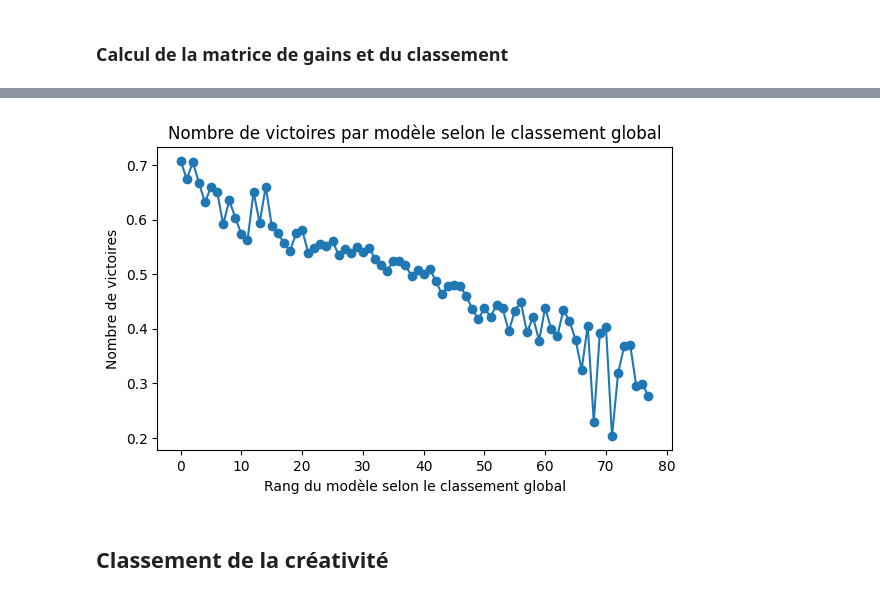
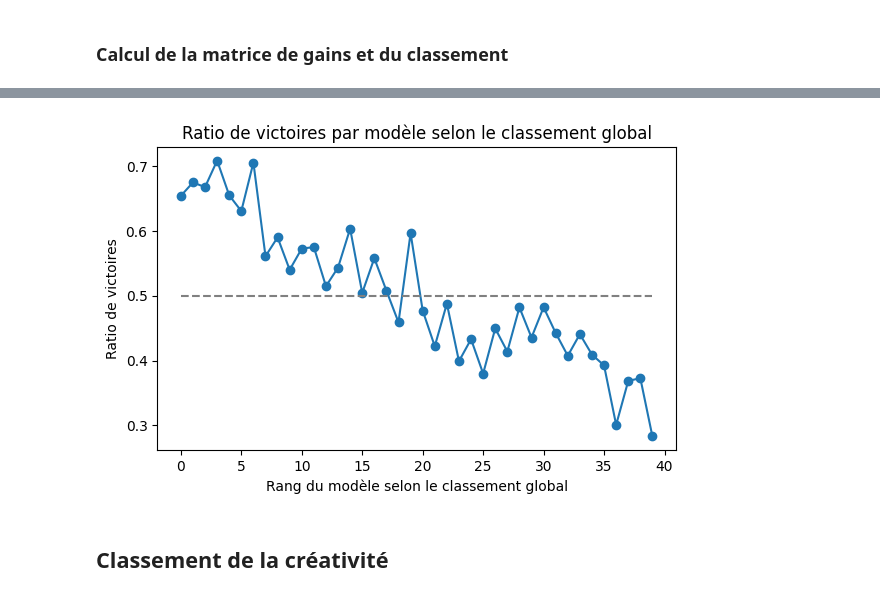
Before and after one commit to alexandre-faure/creativity-llm-comparia, a Jupyter notebook: 2_1_bradley_terry.ipynb, the cells around one changed output, grey strips where cells are left out. Cells and saved outputs as stored; diff of their text form; code cells hidden in the pictures.

```diff
--- a/2_1_bradley_terry.ipynb
+++ b/2_1_bradley_terry.ipynb
@@ -168,9 +211,9 @@ plt.show()
 # %% [markdown]
 ### Calcul de la matrice de gains et du classement
 # %%
-# On peut fixer jusqu'à N=800 pour que le nombre de votes par modèles soit satisfait,
-# maximiser tout de même le nombre de duels entre les modèles,
-# et éviter d'avoir trop peu de modèles pour l'analyse
-models = list(model_names[model_names >= 800].index)
-print(f"Nombre final de modèles retenus pour l'analyse: {len(models)}")
+# On peut fixer jusqu'à N=2000 le nombre minimum d'occurence dans le dataset pour être inclus dans l'analyse
+models = list(model_names.index)
+kept_models = list(model_names[model_names >= 2000].index)
+kept_models_idx = [models.index(m) for m in kept_models]
+print(f"Nombre final de modèles retenus pour l'analyse: {len(kept_models)}")
 # %% [output]
@@ -227,0 +232,6 @@ Top 10 du classement global des modèles (noms): ['gemini-2.0-flash', 'mistral-m
+# %%
+from bradley_terry import print_ranking, bootstrap_bradley_terry, estimate_bradley_terry
+from itertools import product
+
+beta, ranking = estimate_bradley_terry(gains)
+print([models[i] for i in ranking[:15] if i in kept_models_idx])
@@ -227,0 +240,20 @@ Top 10 du classement global des modèles (noms): ['gemini-2.0-flash', 'mistral-m
+# %%
+duels = []
+for i, j in product(range(len(models)), repeat=2):
+    for _ in range(gains[i, j]):
+        duels.append((i, j, 1))
+duels = np.array(duels)
+
+# Bootstrap avec détection automatique du B optimal
+result_global = bootstrap_bradley_terry(
+    duels,
+    k=len(models),
+    B=200,
+    alpha=0.05,
+    convergence_check=True,
+    conv_window=100,
+    conv_tol=0.005,
+    kept_models_idx=kept_models_idx
+)
+
+print_ranking(result_global, models)
@@ -228,16 +301,19 @@ Top 10 du classement global des modèles (noms): ['gemini-2.0-flash', 'mistral-m
 # %%
 def plot_wins_by_ranking(gains:np.ndarray, ranking:np.ndarray, models:list[str], ranking_name:str):
     ratio_wins = (gains.sum(axis=1) / (gains.sum(axis=1) + gains.sum(axis=0)))[ranking]
     plt.figure(figsize=(6, 4))
     plt.plot(range(len(models)), ratio_wins, marker="o", linestyle="-")
+    plt.plot([0, len(models)-1], [0.5, 0.5], color="gray", linestyle="--")
     plt.xlabel(f"Rang du modèle selon le {ranking_name}")
-    plt.ylabel("Nombre de victoires")
-    plt.title(f"Nombre de victoires par modèle selon le {ranking_name}")
+    plt.ylabel("Ratio de victoires")
+    plt.title(f"Ratio de victoires par modèle selon le {ranking_name}")
+    # plt.ylim(0, 1)
     plt.tight_layout()
     plt.show()
 
-plot_wins_by_ranking(gains, ranking_global, models, ranking_name="classement global")
+ranking_global = np.argsort(-result_global.log_beta)
+plot_wins_by_ranking(gains, ranking_global, kept_models, ranking_name="classement global")
 # %% [output]
-[figure, old version]
+[figure, new version]
 # %% [markdown]
 ## Classement de la créativité
```
Also changed, not shown: parts of 18 cells of this notebook, 4 other files.
